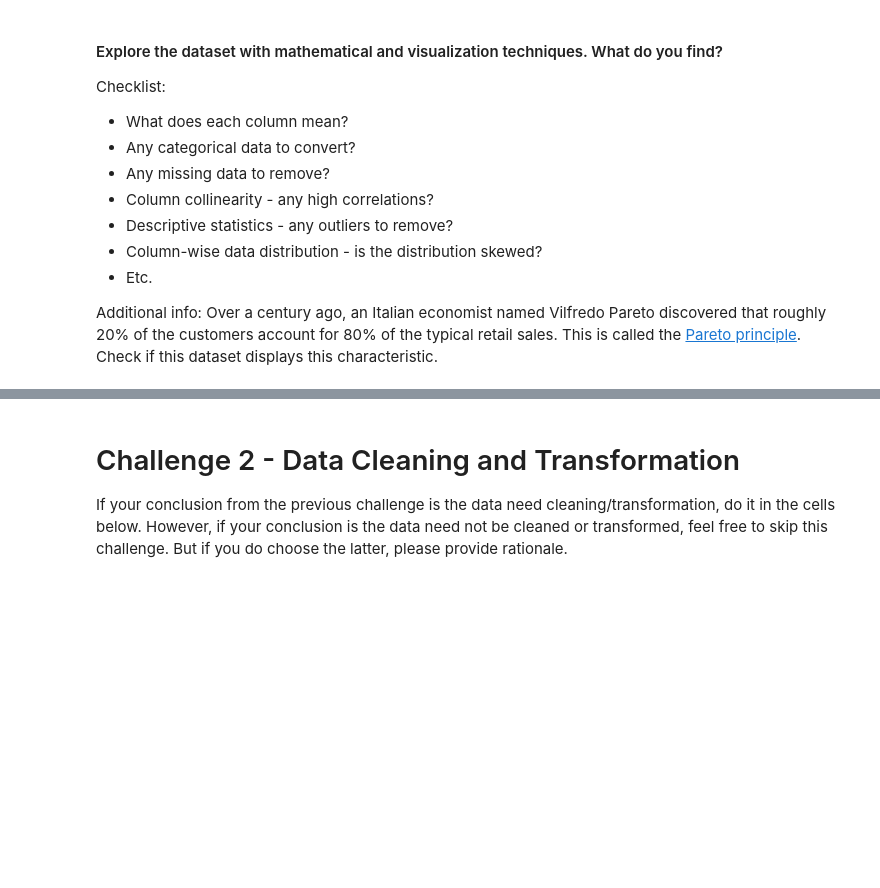
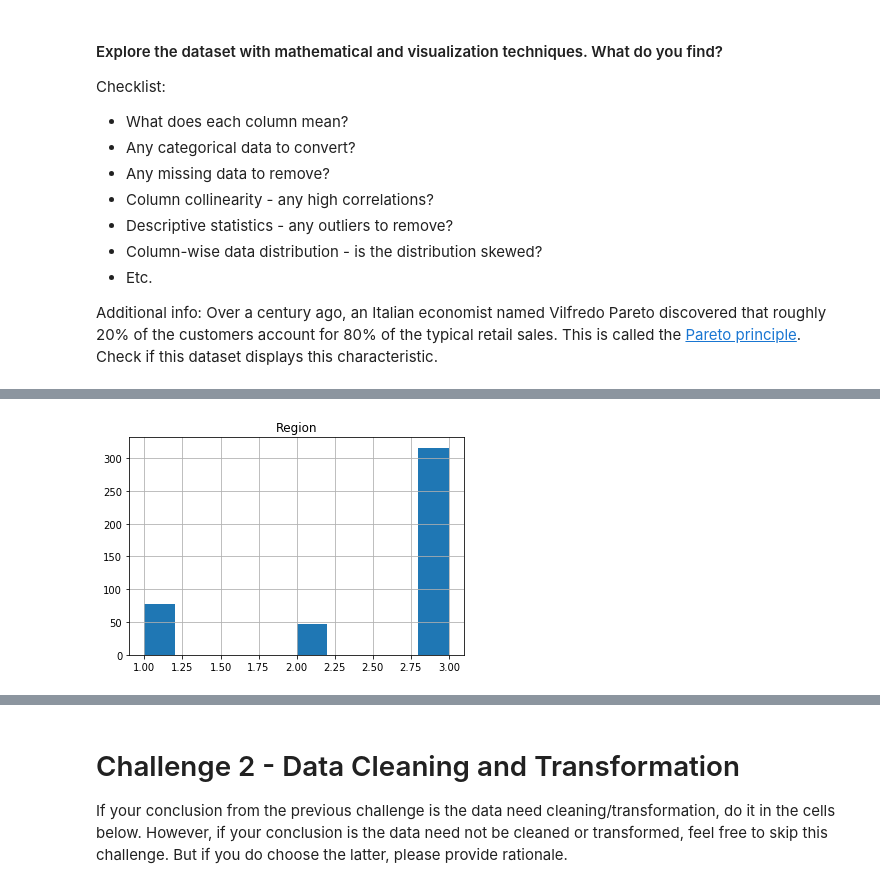
Before and after one commit to vkamg/dataptmad1019, a Jupyter notebook: module-3/lab-unsupervised-learning/your-code/main.ipynb, the cells around one changed output, grey strips where cells are left out. Drawn from its saved outputs; the diff is of its cells as text; code cells hidden in the pictures; blank space fills up the shorter version.

```diff
--- a/module-3/lab-unsupervised-learning/your-code/main.ipynb
+++ b/module-3/lab-unsupervised-learning/your-code/main.ipynb
@@ -40,0 +166,4 @@ Additional info: Over a century ago, an Italian economist named Vilfredo Pareto
+# %%
+customers.hist(column='Region');
+# %% [output]
+[figure, added]
```
Also changed, not shown: parts of 26 cells of this notebook.
